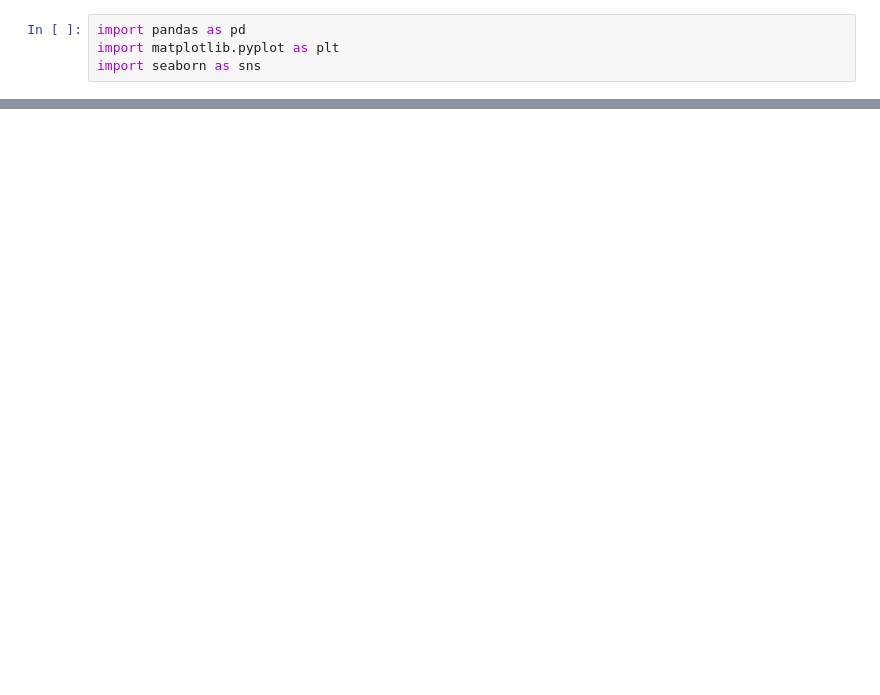
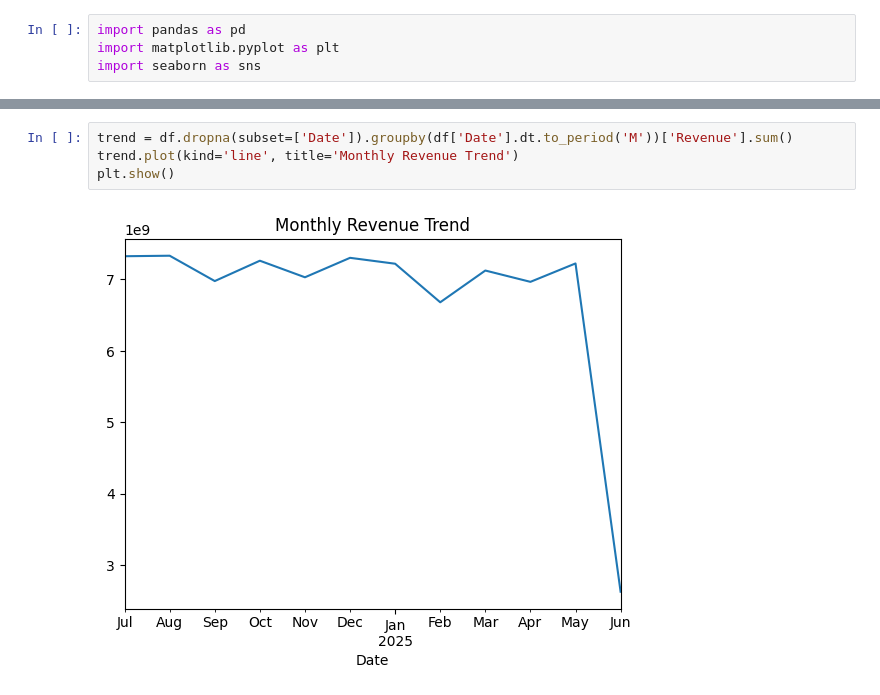
Before and after one commit to easyera/Marketing_Campaign_Performance_Prediction, a Jupyter notebook: notebooks/EDA.ipynb, the cells around one changed output, grey strips where cells are left out. Drawn from its saved outputs; the diff is of its cells as text; blank space fills up the shorter version.

```diff
--- a/notebooks/EDA.ipynb
+++ b/notebooks/EDA.ipynb
@@ -266,0 +107,6 @@ plt.show()
+# %%
+trend = df.dropna(subset=['Date']).groupby(df['Date'].dt.to_period('M'))['Revenue'].sum()
+trend.plot(kind='line', title='Monthly Revenue Trend')
+plt.show()
+# %% [output]
+[figure, added]
```
Also changed, not shown: parts of 36 cells of this notebook, 23 other files.
